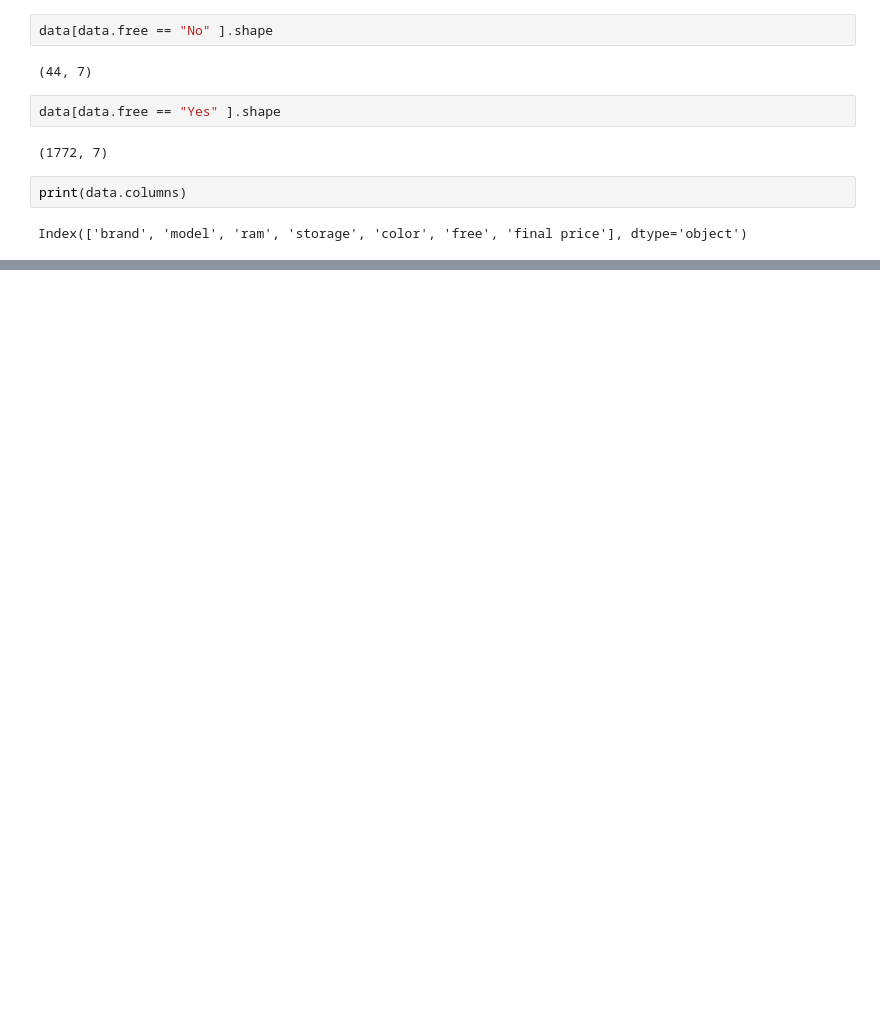
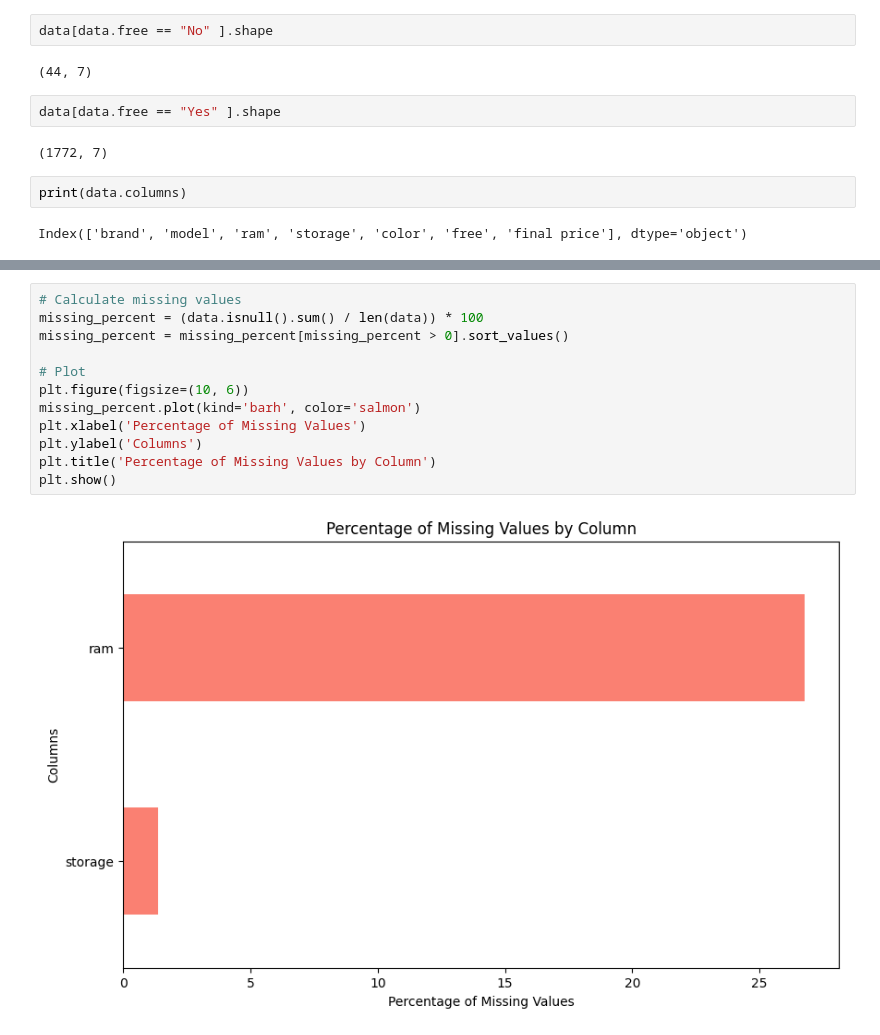
Before and after one commit to lalitssonawane/-Digital-Music-Store-Data-Analysis-using-SQL, a Jupyter notebook: smartphone-sales-prediction.ipynb, the cells around one changed output, grey strips where cells are left out. Saved outputs shown, nothing was run; the diff lists cells and outputs as text; blank space fills up the shorter version.

```diff
--- a/smartphone-sales-prediction.ipynb
+++ b/smartphone-sales-prediction.ipynb
@@ -231,0 +290,14 @@ Index(['brand', 'model', 'ram', 'storage', 'color', 'free', 'final price'], dtyp
+# %%
+# Calculate missing values
+missing_percent = (data.isnull().sum() / len(data)) * 100
+missing_percent = missing_percent[missing_percent > 0].sort_values()
+
+# Plot
+plt.figure(figsize=(10, 6))
+missing_percent.plot(kind='barh', color='salmon')
+plt.xlabel('Percentage of Missing Values')
+plt.ylabel('Columns')
+plt.title('Percentage of Missing Values by Column')
+plt.show()
+# %% [output]
+[figure, added]
```
Also changed, not shown: parts of 66 cells of this notebook.
